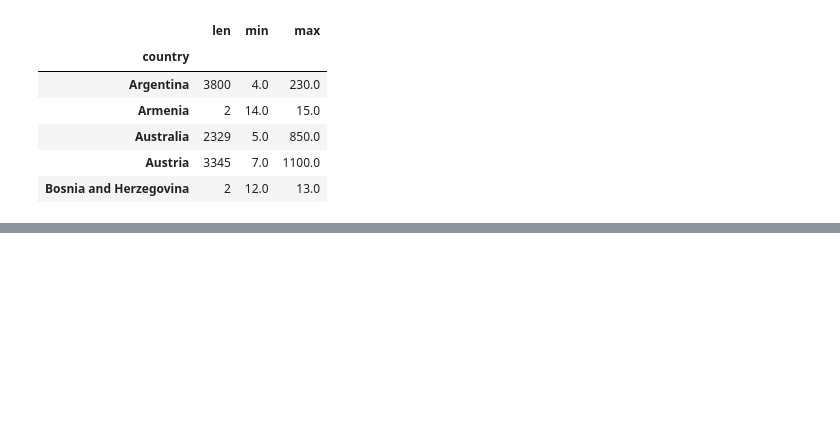
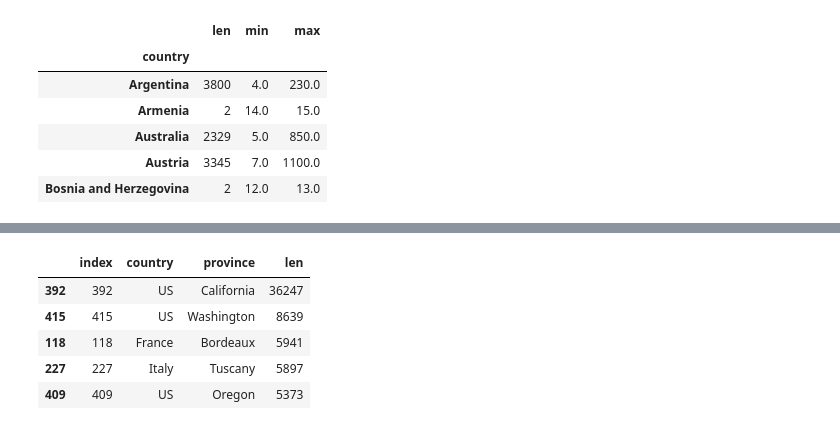
Before and after one commit to sean821111/Learning-Pandas, a Jupyter notebook: grouping_and_sorting.ipynb, the cells around one changed output, grey strips where cells are left out. Drawn from its saved outputs; the diff is of its cells as text; code cells hidden in the pictures; blank space fills up the shorter version.

```diff
--- a/group_and_sorting.ipynb
+++ b/grouping_and_sorting.ipynb
@@ -95,0 +154,9 @@ reviews.groupby(['country']).price.agg([len, min, max]).head()
+# %%
+countries_reviewed.sort_values(by='len', ascending=False).head()
+# %% [output]
+|  | index | country | province | len |
+| 392 | 392 | US | California | 36247 |
+| 415 | 415 | US | Washington | 8639 |
+| 118 | 118 | France | Bordeaux | 5941 |
+| 227 | 227 | Italy | Tuscany | 5897 |
+| 409 | 409 | US | Oregon | 5373 |
```
Also changed, not shown: parts of 13 cells of this notebook, 1 other file.
